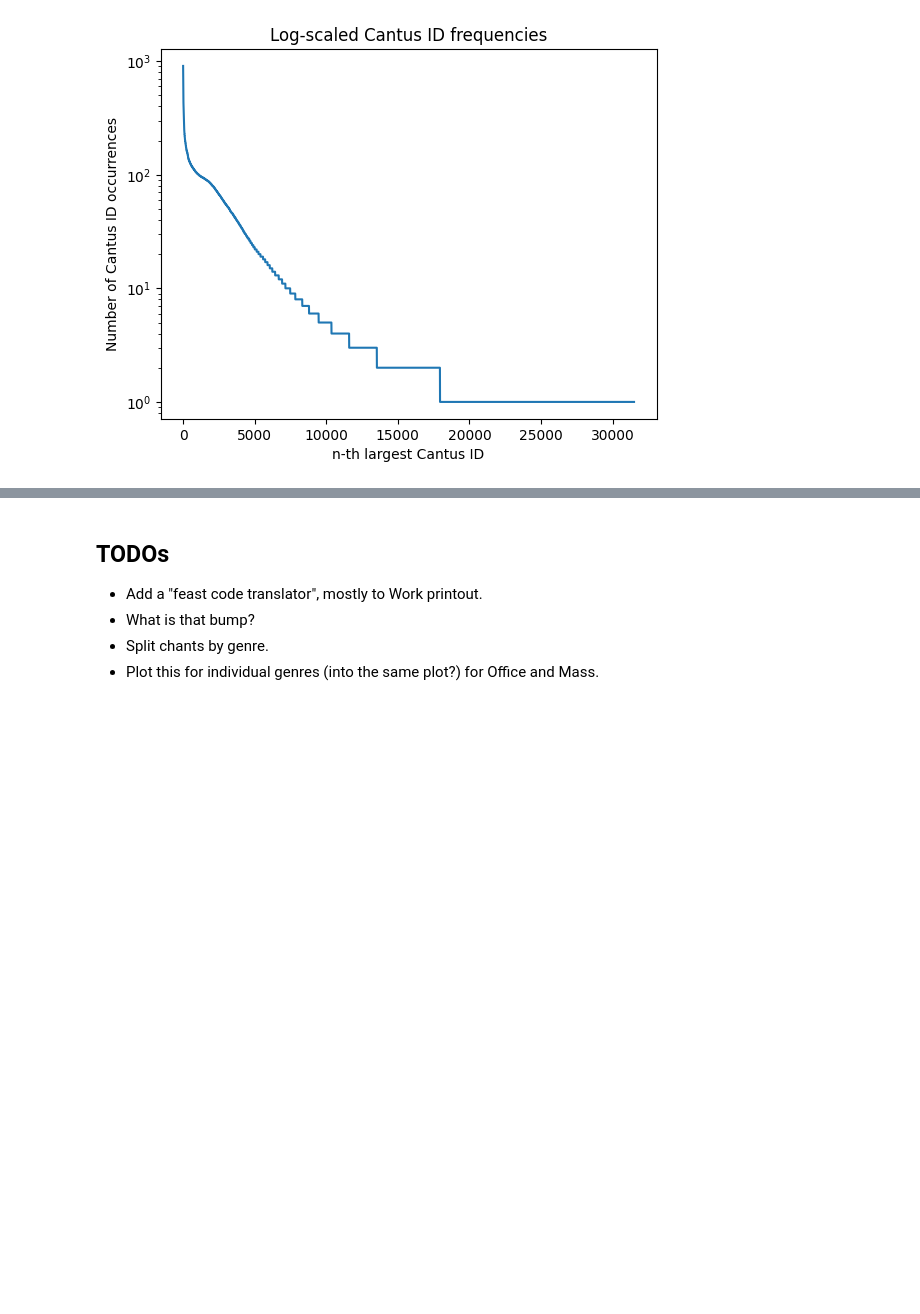
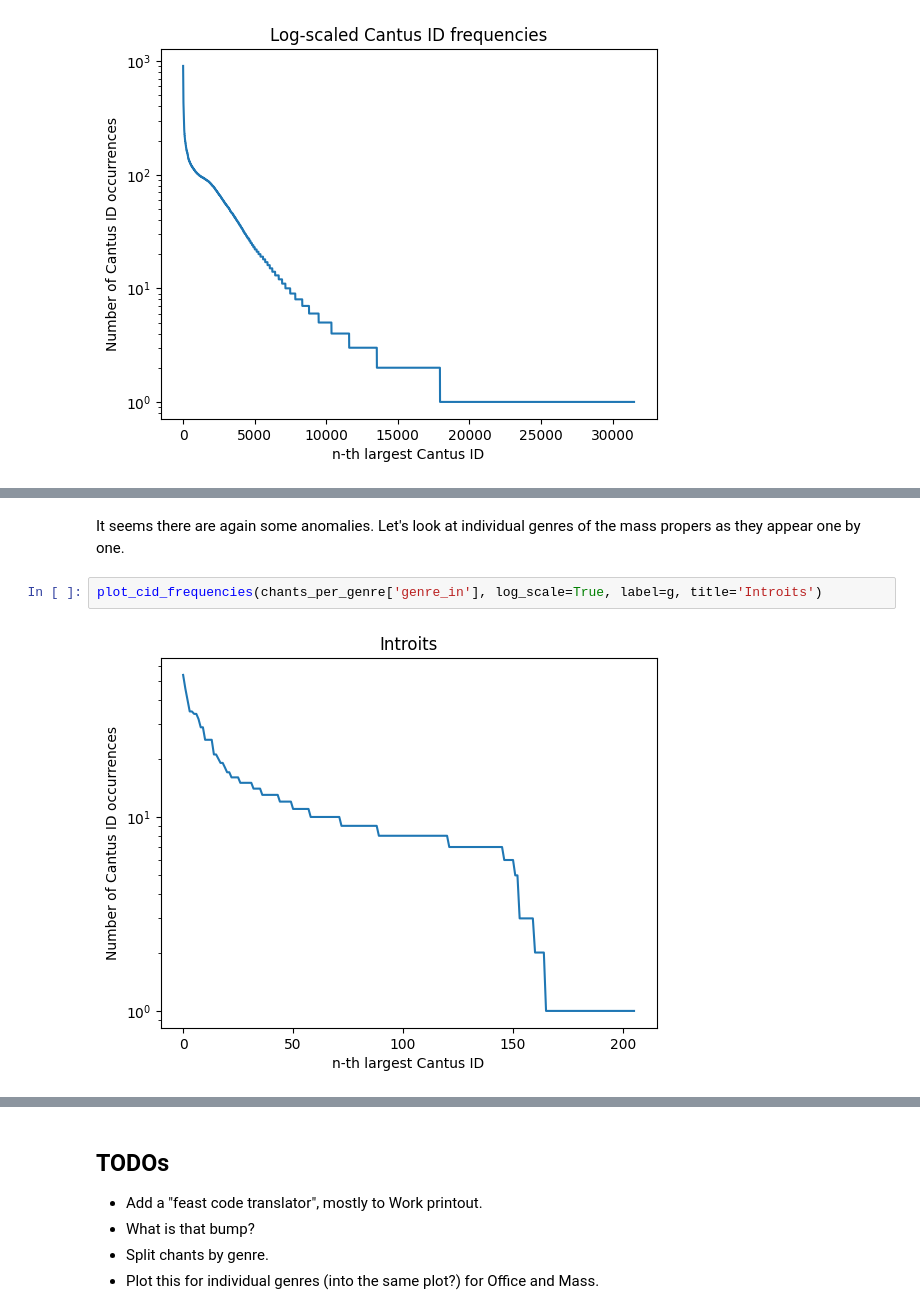
Before and after one commit to hajicj/DH-Latvia_2025-05-07, a Jupyter notebook: 2025-05-07_Practicals-1.ipynb, the cells around one changed output, grey strips where cells are left out. Saved outputs shown, nothing was run; the diff lists cells and outputs as text; blank space fills up the shorter version.

```diff
--- a/2025-05-07_Practicals-1.ipynb
+++ b/2025-05-07_Practicals-1.ipynb
@@ -850,0 +949,6 @@ fieldnames
+# %% [markdown]
+It seems there are again some anomalies. Let's look at individual genres of the mass propers as they appear one by one.
+# %%
+plot_cid_frequencies(chants_per_genre['genre_in'], log_scale=True, label=g, title='Introits')
+# %% [output]
+[figure, added]
```
Also changed, not shown: parts of 40 cells of this notebook.
